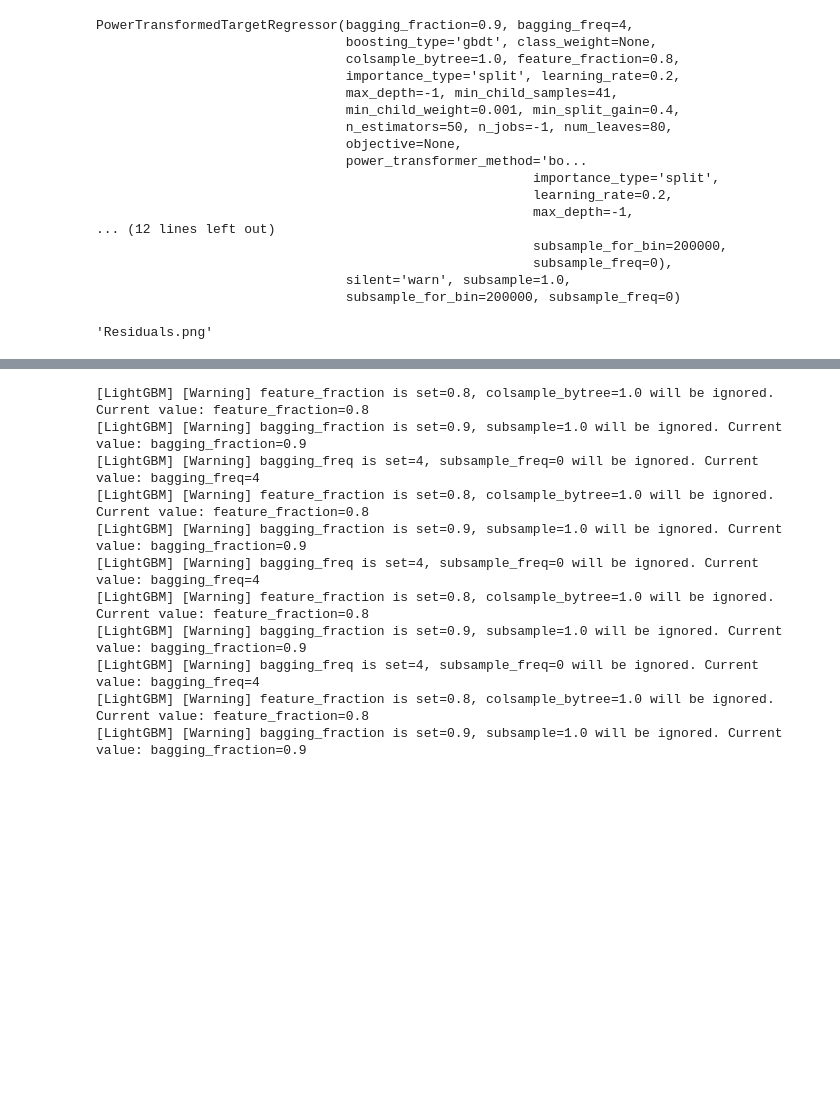
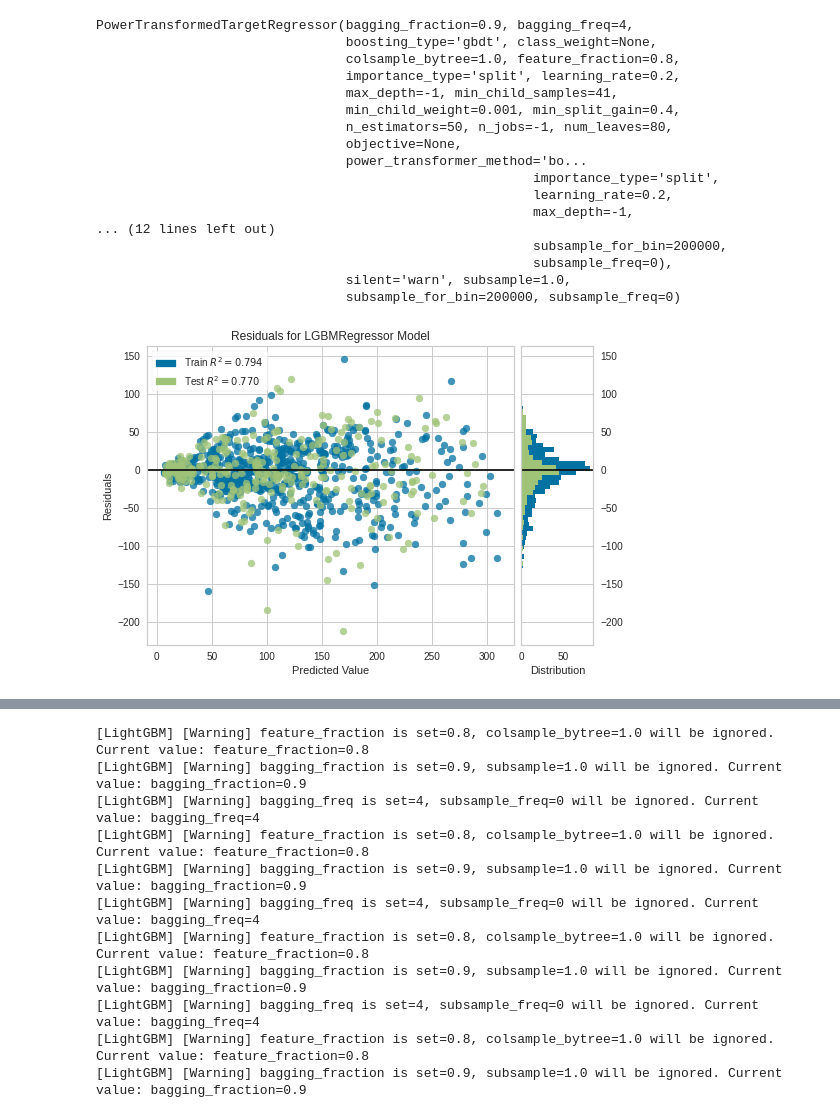
Before and after one commit to ddangchani/project_ddareungi, a Jupyter notebook: AutoML.ipynb, the cells around one changed output, grey strips where cells are left out. Cells and saved outputs as stored; diff of their text form; code cells hidden in the pictures; blank space fills up the shorter version.

```diff
--- a/AutoML.ipynb
+++ b/AutoML.ipynb
@@ -230,8 +230,8 @@ PowerTransformedTargetRegressor(bagging_fraction=0.9, bagging_freq=4,
                                 subsample_for_bin=200000, subsample_freq=0)
 # %%
 # Residual Plot
-plot_model(tuned_lightgbm, plot="residuals", save = True)
+plot_model(tuned_lightgbm, plot="residuals")
 # %% [output]
-'Residuals.png'
+[figure, added]
 # %%
 # Prediction Error
```
Also changed, not shown: parts of 2 cells of this notebook.
